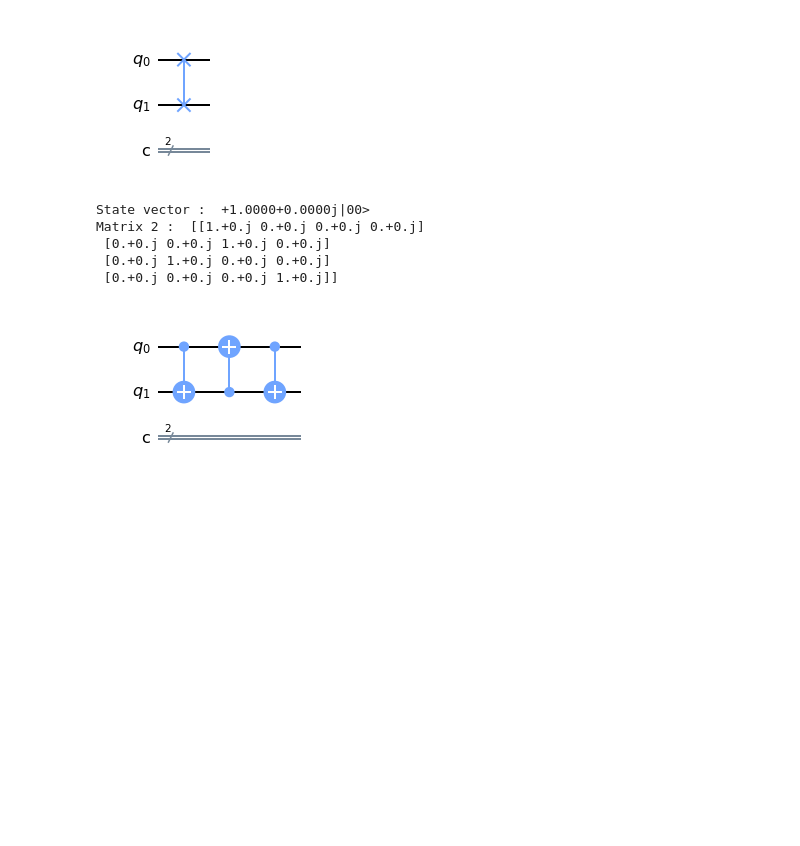
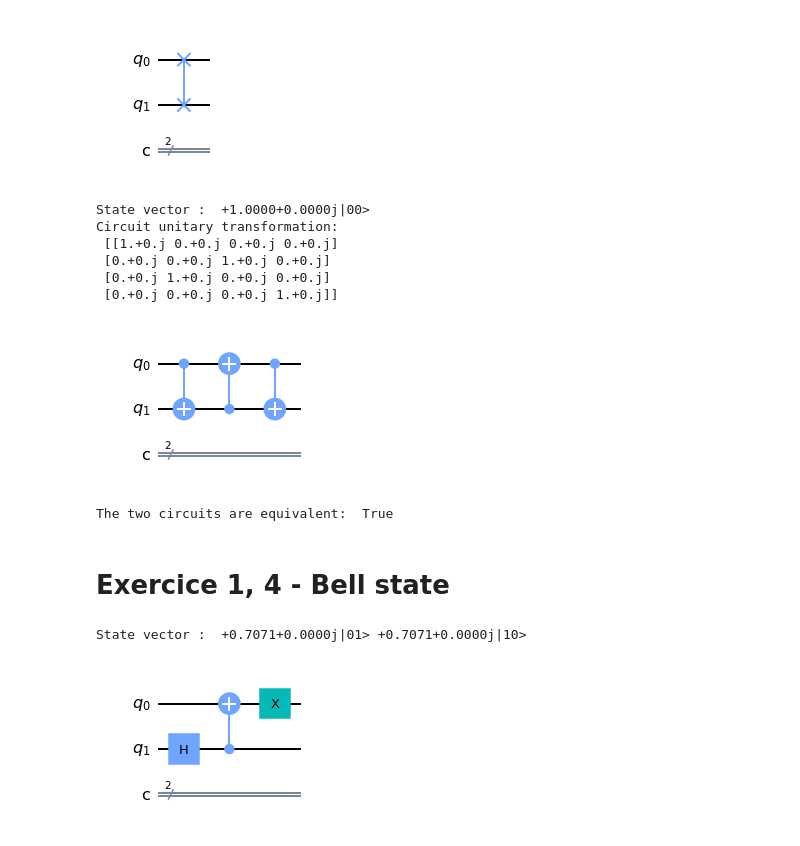
Before and after one commit to RudyLo/Quantum_Computing, a Jupyter notebook: QSC_Assignement3.ipynb, the cells around one changed output. Drawn from its saved outputs; the diff is of its cells as text; code cells hidden in the pictures; blank space fills up the shorter version.

Commit message:
Ajout d'un circuit pour représenter l'état de Bell et calcul des probabilités sur ce circuit

```diff
--- a/QSC_Assignement3.ipynb
+++ b/QSC_Assignement3.ipynb
@@ -163,15 +163,60 @@ job = simulator.run(compiled_circuit, shots=1000)
 #Execute the simulation to obtain the unitary matrix
 job2 = execute(circuit2, unit_simulator)
 resulting_matrix2 = job2.result().get_unitary(circuit2, decimals=3)
-print("Circuit unitary transformation: ", resulting_matrix2)
+print("Circuit unitary transformation:\n", resulting_matrix2)
 
 
 # Draw the circuit
 circuit2.draw(output='mpl')
 # %% [output]
 State vector :  +1.0000+0.0000j|00>
-Matrix 2 :  [[1.+0.j 0.+0.j 0.+0.j 0.+0.j]
+Circuit unitary transformation:
+ [[1.+0.j 0.+0.j 0.+0.j 0.+0.j]
  [0.+0.j 0.+0.j 1.+0.j 0.+0.j]
  [0.+0.j 1.+0.j 0.+0.j 0.+0.j]
  [0.+0.j 0.+0.j 0.+0.j 1.+0.j]]
 [figure]
+# %%
+print("The two circuits are equivalent: ", np.allclose(resulting_matrix1,resulting_matrix2))
+# %% [output]
+The two circuits are equivalent:  True
+# %% [markdown]
+# Exercice 1, 4 - Bell state
+# %%
+# Use Aer's qasm_simulator
+simulator = QasmSimulator()
+
+# Create a Quantum Circuit acting on the q register
+circuit3 = QuantumCircuit(2, 2)
+
+# Add a H and Z gate on qubit 0
+circuit3.h(1)
+
+# Add a CX (CNOT) gate on control qubit 0 and target qubit 1
+circuit3.cx(1,0)
+
+#Add a X gate on qubit 1
+circuit3.x(0)
+
+
+
+# compile the circuit down to low-level QASM instructions
+# Execute and get counts, suggestion:
+job = execute(circuit3, state_simulator)
+resulting_vector = job.result().get_statevector(circuit3)
+
+dirac = state_to_dirac(resulting_vector)
+print("State vector : ", dirac)
+
+# supported by the backend (not needed for simple circuits)
+compiled_circuit = transpile(circuit3, simulator)
+
+# Execute the circuit on the qasm simulator
+job = simulator.run(compiled_circuit, shots=1000)
+
+
+# Draw the circuit
+circuit3.draw(output='mpl')
+# %% [output]
+State vector :  +0.7071+0.0000j|01> +0.7071+0.0000j|10>
+[figure, added]
```
Also changed, not shown: parts of 4 cells of this notebook.
